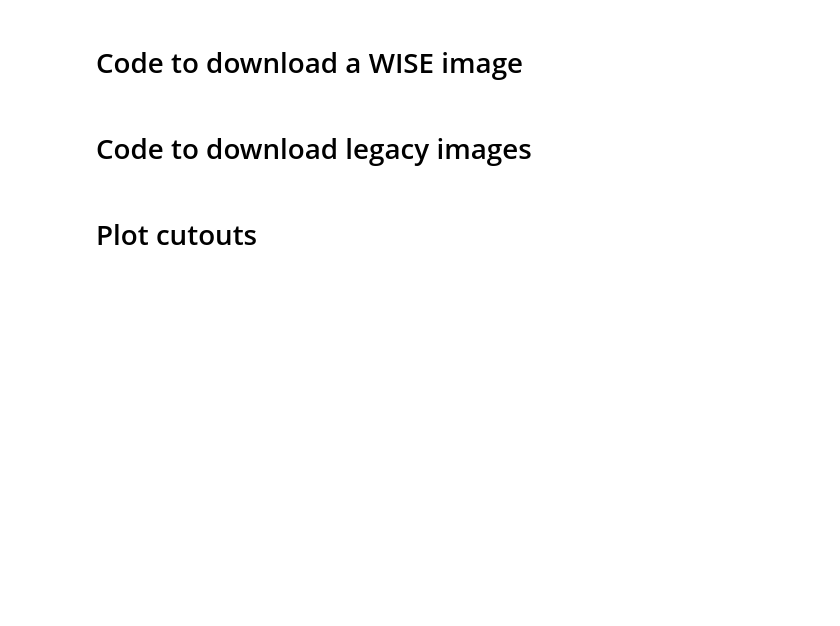
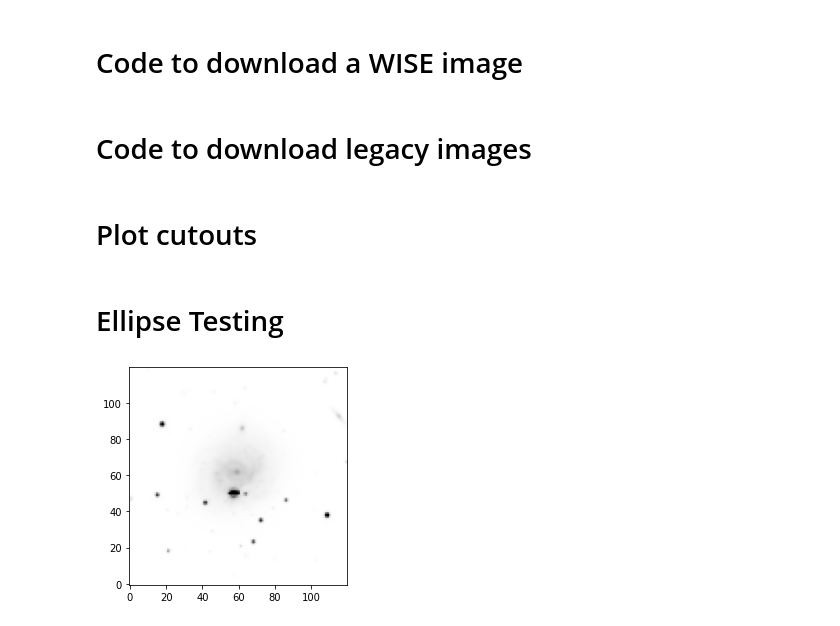
Before and after one commit to rfinn/APPSS, a Jupyter notebook: notebooks/download_wise_images.ipynb, the cells around one changed output. Cells and saved outputs as stored; diff of their text form; code cells hidden in the pictures; blank space fills up the shorter version.

```diff
--- a/notebooks/download_wise_images.ipynb
+++ b/notebooks/download_wise_images.ipynb
@@ -166,3 +197,11 @@ for i,im in enumerate(imagefiles):
     data = fits.getdata(im)
     display_image(data,percent=92)
     plt.title(imnames[i],fontsize=14)
+# %% [markdown]
+# Ellipse Testing
+# %%
+imfile = 'AGC11834-legacy-120-r.fits'
+data = fits.getdata(imfile)
+display_image(data)
+# %% [output]
+[figure, added]
```
Also changed, not shown: parts of 3 cells of this notebook.
